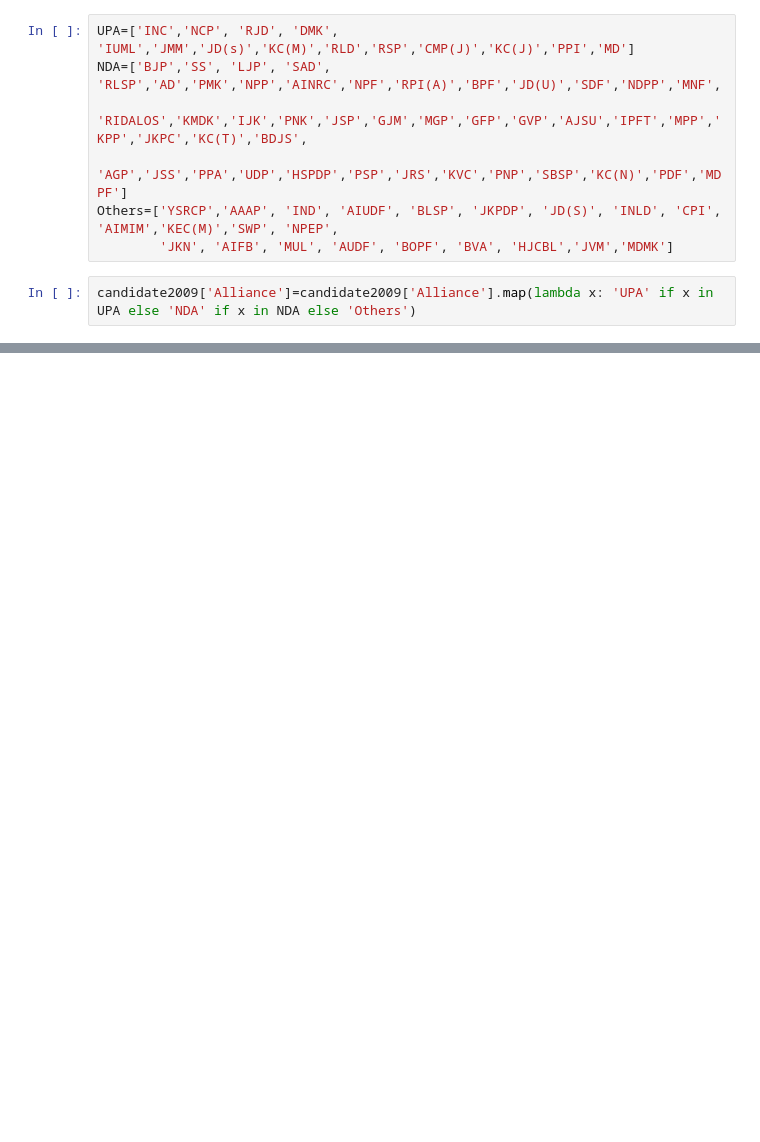
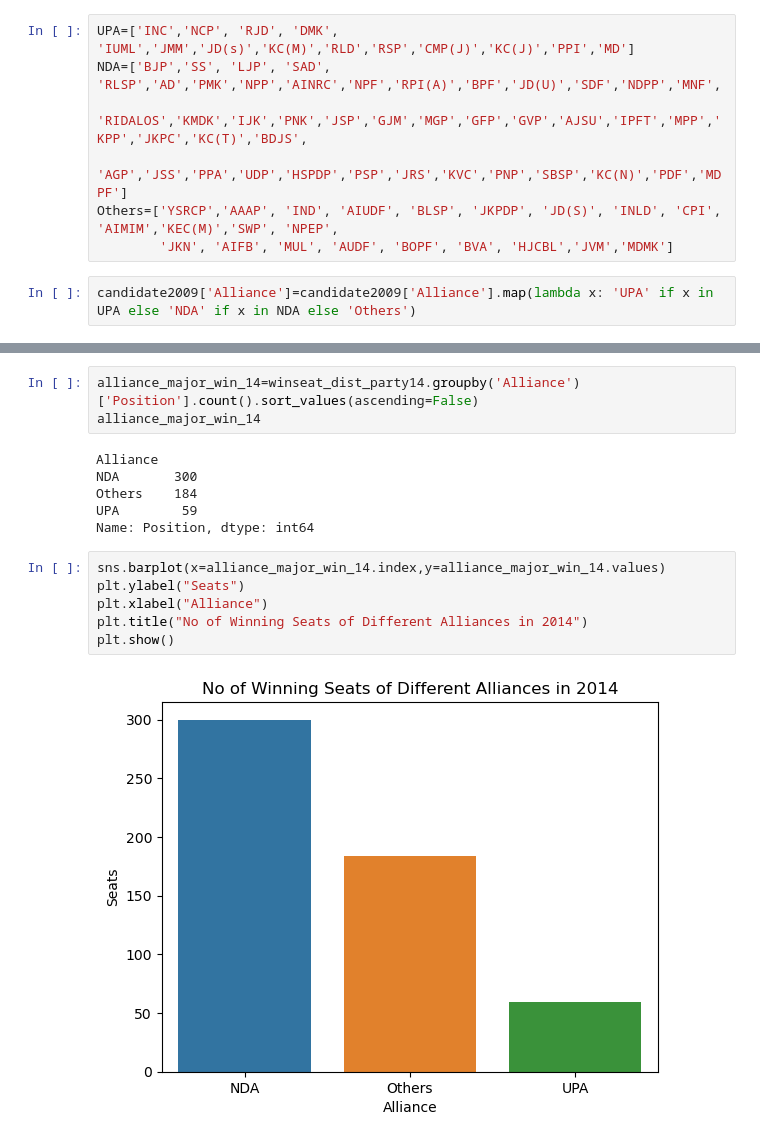
Before and after one commit to vikramrahane/DAI, a Jupyter notebook: Data_Analytics/Lab_Assignment/Q5.ipynb, the cells around one changed output, grey strips where cells are left out. Cells and saved outputs as stored; diff of their text form; blank space fills up the shorter version.

```diff
--- a/Data_Analytics/Lab_Assignment/Q5.ipynb
+++ b/Data_Analytics/Lab_Assignment/Q5.ipynb
@@ -96,0 +195,17 @@ candidate2014.head()
+# %%
+alliance_major_win_14=winseat_dist_party14.groupby('Alliance')['Position'].count().sort_values(ascending=False)
+alliance_major_win_14
+# %% [output]
+Alliance
+NDA       300
+Others    184
+UPA        59
+Name: Position, dtype: int64
+# %%
+sns.barplot(x=alliance_major_win_14.index,y=alliance_major_win_14.values)
+plt.ylabel("Seats")
+plt.xlabel("Alliance")
+plt.title("No of Winning Seats of Different Alliances in 2014")
+plt.show()
+# %% [output]
+[figure, added]
```
Also changed, not shown: parts of 38 cells of this notebook.
